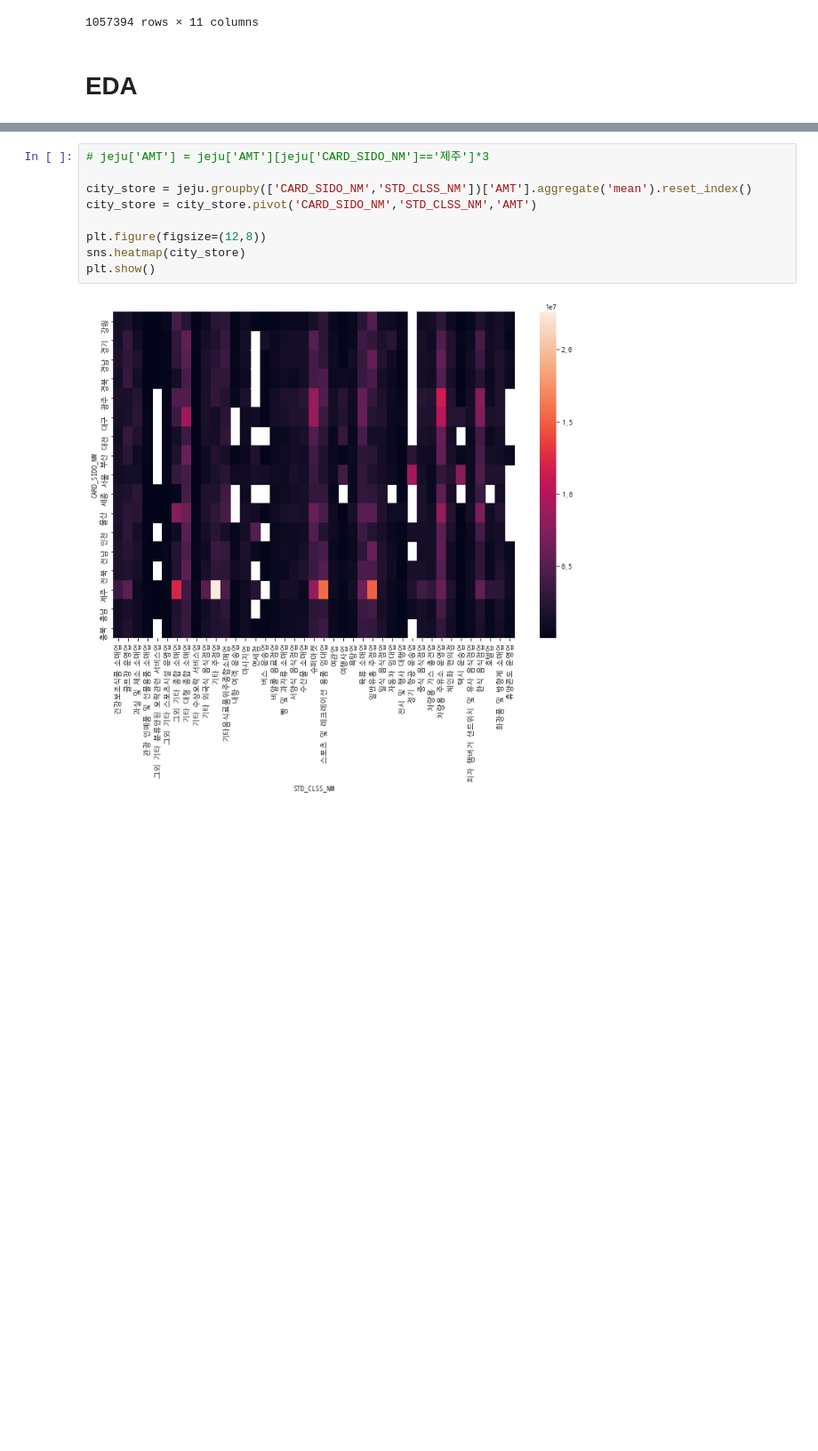
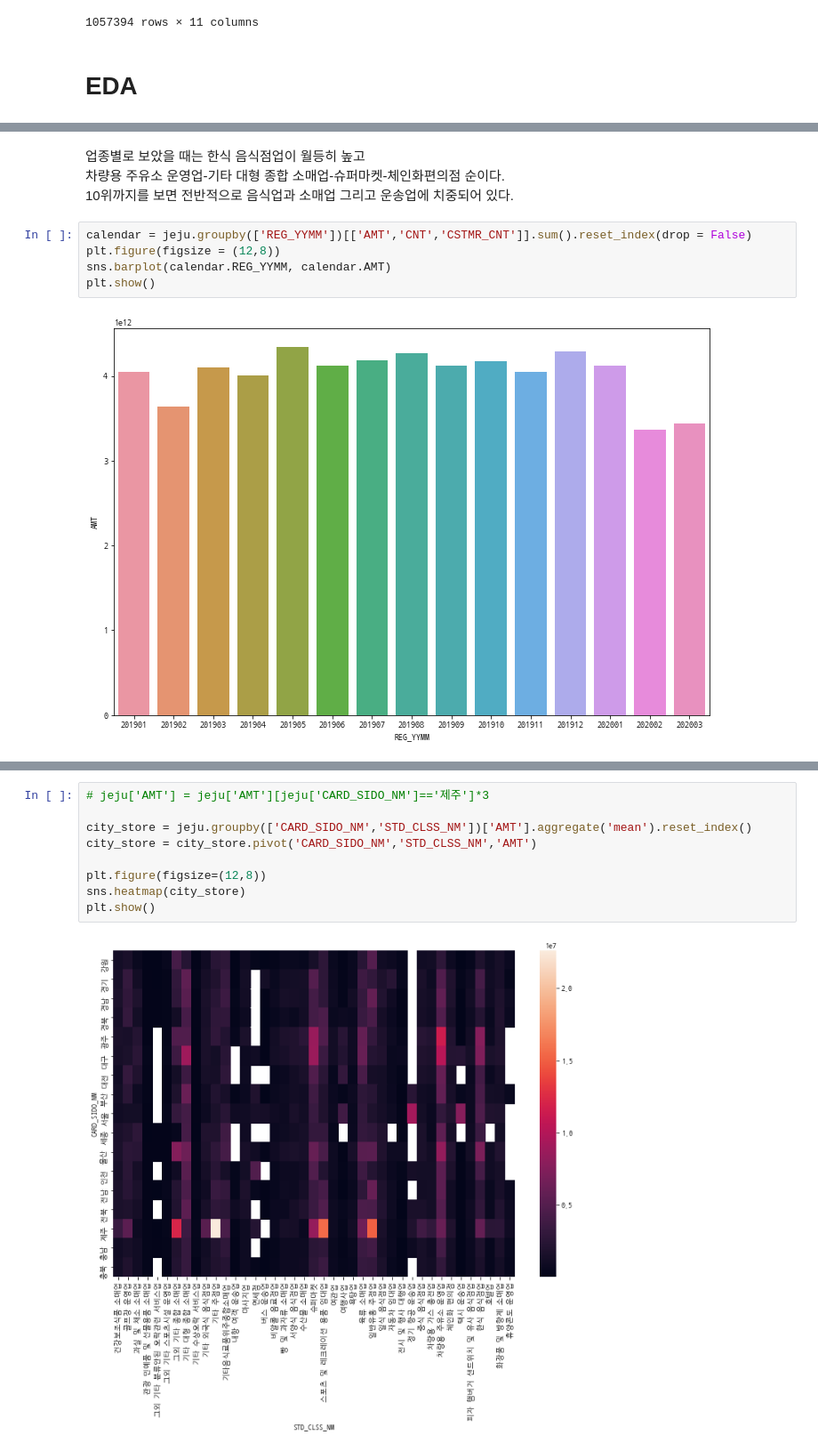
Before and after one commit to Nukzan/Creditcard-use-analysis-dev., a Jupyter notebook: Nukzan/Jeju.ipynb, the cells around one changed output, grey strips where cells are left out. Shown at 89% size. Drawn from its saved outputs; the diff is of its cells as text; blank space fills up the shorter version.

```diff
--- a/Nukzan/Jeju.ipynb
+++ b/Nukzan/Jeju.ipynb
@@ -141,0 +214,11 @@ plt.show()
+# %% [markdown]
+업종별로 보았을 때는 한식 음식점업이 월등히 높고\
+차량용 주유소 운영업-기타 대형 종합 소매업-슈퍼마켓-체인화편의점 순이다.\
+10위까지를 보면 전반적으로 음식업과 소매업 그리고 운송업에 치중되어 있다.
+# %%
+calendar = jeju.groupby(['REG_YYMM'])[['AMT','CNT','CSTMR_CNT']].sum().reset_index(drop = False)
+plt.figure(figsize = (12,8))
+sns.barplot(calendar.REG_YYMM, calendar.AMT)
+plt.show()
+# %% [output]
+[figure, added]
```
Also changed, not shown: parts of 64 cells of this notebook.
